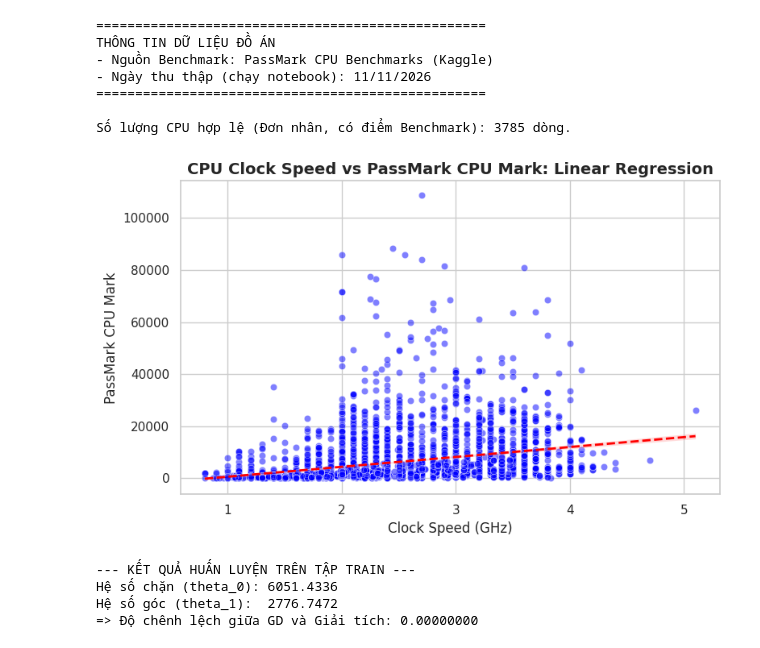
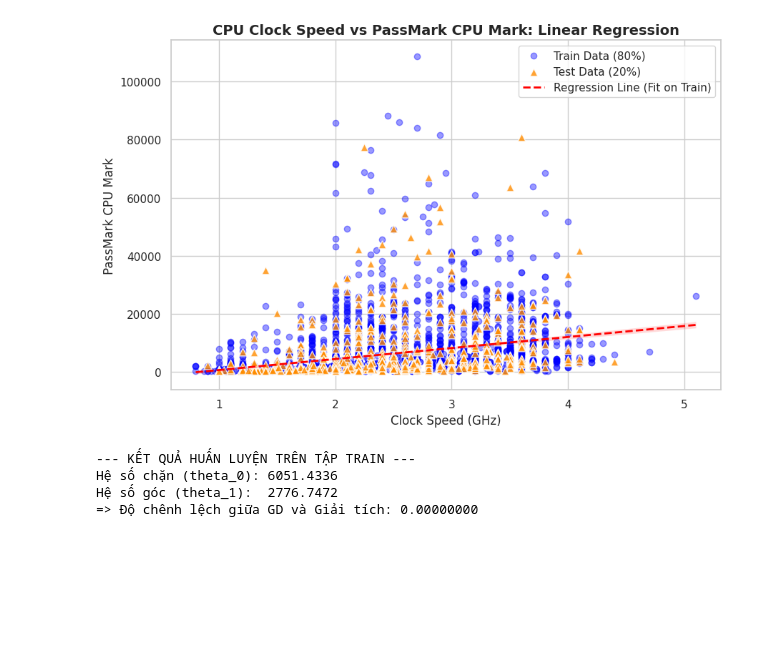
Before and after one commit to trantrikien1/MAI391-Linear-Regression, a Jupyter notebook: data_prep_cpu.ipynb, the cells around one changed output. Cells and saved outputs as stored; diff of their text form; code cells hidden in the pictures; blank space fills up the shorter version.

Commit message:
fix: Update scatter plot for Train/Test & set Global Min to Analytic Solution

```diff
--- a/data_prep_cpu.ipynb
+++ b/data_prep_cpu.ipynb
@@ -1,6 +1,6 @@
 # %%
 # ==============================================================================
-# PHẦN 1 (KIÊN): TIỀN XỬ LÝ, LỌC CPUCOUNT == 1 & CHIA TRAIN/TEST
+# PHẦN 1 (KIÊN): TIỀN XỬ LÝ, CHIA TRAIN/TEST & TRỰC QUAN HÓA (Đã tách Train/Test)
 # ==============================================================================
 import pandas as pd
 import numpy as np
@@ -10,73 +10,62 @@ from sklearn.model_selection import train_test_split
 
 sns.set_theme(style="whitegrid")
 
-print("==================================================")
-print("THÔNG TIN DỮ LIỆU ĐỒ ÁN")
-print("- Nguồn Benchmark: PassMark CPU Benchmarks (Kaggle)")
-print("- Ngày thu thập (chạy notebook): 11/11/2026")
-print("==================================================\n")
-
-# 1. Nạp dữ liệu
+# 1. Nạp và xử lý trùng lặp (Lọc cpuCount == 1)
 df_main = pd.read_csv('Final_CPU_Data_Cleaned.csv')
 df_bench = pd.read_csv('CPU_benchmark_v4.csv')
 
-# 2. Xử lý trùng lặp theo đúng yêu cầu: Lọc rõ ràng cpuCount == 1
 if 'cpuCount' in df_main.columns:
     df_main = df_main[df_main['cpuCount'] == 1]
 
-# Loại bỏ các dòng bị lặp tên (nếu vẫn còn)
 df_main = df_main.drop_duplicates(subset=['name'])
 df_bench = df_bench.drop_duplicates(subset=['cpuName'])
 
-# 3. Merge dữ liệu
+# 2. Merge dữ liệu
 df_merged = pd.merge(df_main, df_bench[['cpuName', 'cpuMark']],
                      left_on='name', right_on='cpuName', how='inner')
-
 target_col = 'cpuMark'
 
-# 4. Làm sạch dữ liệu và xuất file
+# 3. Làm sạch
 df_clean = df_merged.dropna(subset=['speed_ghz', target_col]).copy()
 df_clean = df_clean[(df_clean['speed_ghz'] > 0) & (df_clean[target_col] > 0)]
 
-df_clean.to_csv('Merged_CPU_Data_With_Score.csv', index=False)
-print(f"Số lượng CPU hợp lệ (Đơn nhân, có điểm Benchmark): {len(df_clean)} dòng.")
-
-# 5. Trực quan hóa EDA
-plt.figure(figsize=(8, 5))
-sns.regplot(x=df_clean['speed_ghz'], y=df_clean[target_col],
-            scatter_kws={'alpha':0.5, 'color':'blue', 'edgecolor': 'w', 'linewidths': 0.5},
-            line_kws={'color':'red', 'linewidth': 2, 'linestyle': '--'})
-plt.title('CPU Clock Speed vs PassMark CPU Mark: Linear Regression', fontsize=14, fontweight='bold')
-plt.xlabel('Clock Speed (GHz)')
-plt.ylabel('PassMark CPU Mark')
-plt.tight_layout()
-plt.show()
-
-# 6. Tách biến và Chia Train/Test
+# 4. Tách biến và Chia Train/Test (Tỷ lệ 80/20)
 X_raw = df_clean[['speed_ghz']].values
 y_vec = df_clean[[target_col]].values.reshape(-1, 1)
 
 X_train_raw, X_test_raw, y_train, y_test = train_test_split(X_raw, y_vec, test_size=0.2, random_state=42)
 
-# 7. Chuẩn hóa Z-score (Chỉ fit trên Train)
+# 5. TRỰC QUAN HÓA SCATTER PLOT (Đáp ứng yêu cầu 4 của Hạ)
+plt.figure(figsize=(9, 6))
+
+# Vẽ điểm Train
+plt.scatter(X_train_raw, y_train, color='blue', alpha=0.4, label='Train Data (80%)')
+# Vẽ điểm Test (dùng marker khác)
+plt.scatter(X_test_raw, y_test, color='darkorange', marker='^', alpha=0.8, edgecolor='w', s=60, label='Test Data (20%)')
+
+# Vẽ đường hồi quy CHỈ FIT TRÊN TẬP TRAIN
+sns.regplot(x=X_train_raw.flatten(), y=y_train.flatten(), scatter=False,
+            color='red', line_kws={'linewidth': 2, 'linestyle': '--'},
+            label='Regression Line (Fit on Train)')
+
+plt.title('CPU Clock Speed vs PassMark CPU Mark: Linear Regression', fontsize=14, fontweight='bold')
+plt.xlabel('Clock Speed (GHz)', fontsize=12)
+plt.ylabel('PassMark CPU Mark', fontsize=12)
+plt.legend()
+plt.tight_layout()
+plt.show()
+
+# 6. Chuẩn hóa Z-score & Thêm bias
 X_mean = np.mean(X_train_raw)
 X_std = np.std(X_train_raw)
 
 X_train_scaled = (X_train_raw - X_mean) / X_std
 X_test_scaled = (X_test_raw - X_mean) / X_std
 
-# 8. Thêm cột bias
 X_train_b = np.c_[np.ones((len(X_train_scaled), 1)), X_train_scaled]
 X_test_b = np.c_[np.ones((len(X_test_scaled), 1)), X_test_scaled]
 # %% [output]
-==================================================
-THÔNG TIN DỮ LIỆU ĐỒ ÁN
-- Nguồn Benchmark: PassMark CPU Benchmarks (Kaggle)
-- Ngày thu thập (chạy notebook): 11/11/2026
-==================================================
-
-Số lượng CPU hợp lệ (Đơn nhân, có điểm Benchmark): 3785 dòng.
-[figure, old version]
+[figure, new version]
 # %%
 # ==============================================================================
 # PHẦN 2 (XUÂN HẠ): THUẬT TOÁN (Tối ưu hóa hàm Cost và Normal Equation)
```
Also changed, not shown: parts of 1 cell of this notebook.
